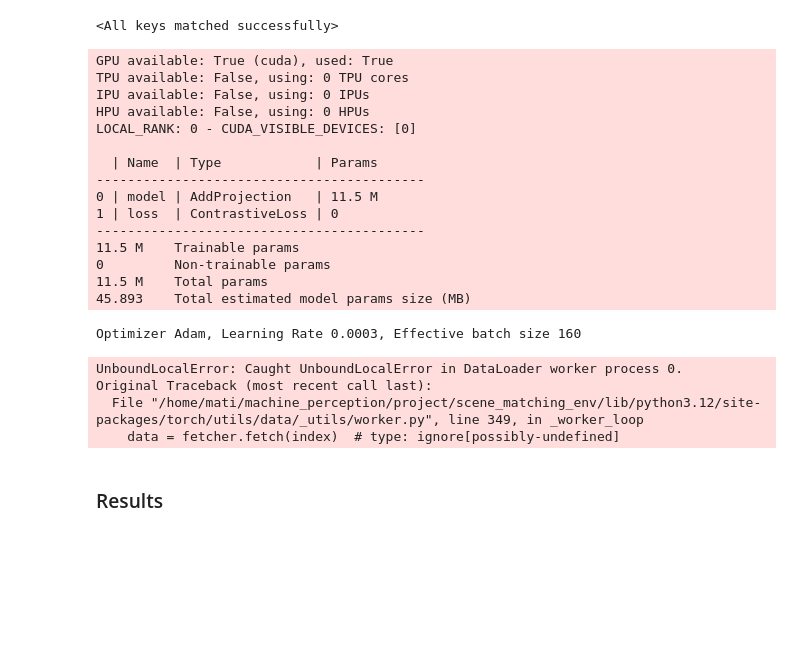
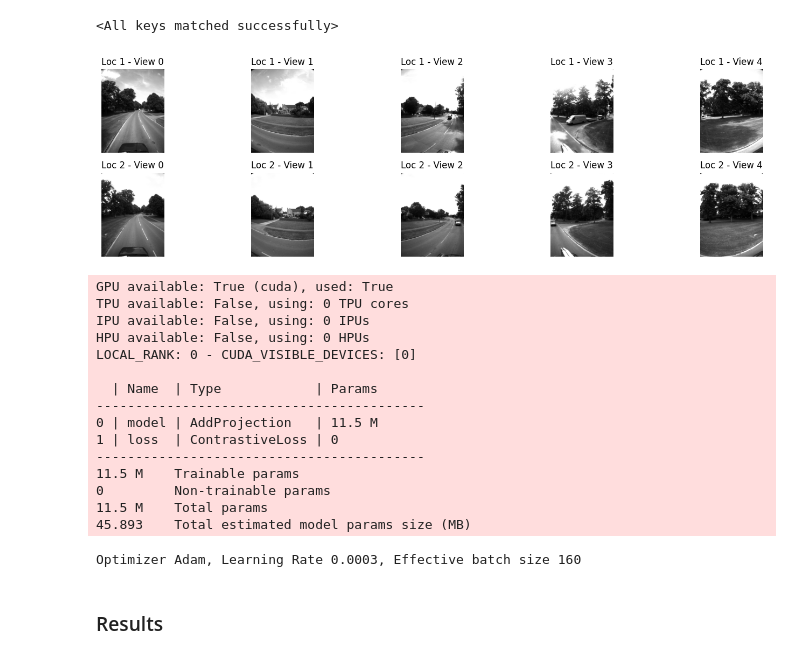
Before and after one commit to MatTheTab/scene-matching, a Jupyter notebook: SimCLR_5_views.ipynb, the cells around one changed output. Saved outputs shown, nothing was run; the diff lists cells and outputs as text; code cells hidden in the pictures; blank space fills up the shorter version.

Commit message:
Fix fine-tuning

```diff
--- a/SimCLR_5_views.ipynb
+++ b/SimCLR_5_views.ipynb
@@ -92,7 +93,13 @@ model = SimCLR_pl(EMBEDDING_SIZE_LARGE, MLP_DIM)
 model.load_state_dict(torch.load(model_path))
 # %% [output]
 <All keys matched successfully>
+# %%
+dataset = FineTuniningMultiViewImageDataset(train_df, base_path='Eynsham/Images', transform=None, num_views=5)
+plot_views_from_finetunedataset(dataset, index=0)
+# %% [output]
+[figure, added]
 # %%
+model.set_fine_tuning(True)
 available_gpus = len([torch.cuda.device(i) for i in range(torch.cuda.device_count())])
 transform = TestAugment(img_size=224)
 train_loader = get_data_loader(train_df, BATCH_SIZE, base_path='Eynsham/Images', transform=transform, shuffle=True, fine_tune=True)
@@ -131,10 +138,6 @@ LOCAL_RANK: 0 - CUDA_VISIBLE_DEVICES: [0]
 11.5 M    Total params
 45.893    Total estimated model params size (MB)
 Optimizer Adam, Learning Rate 0.0003, Effective batch size 160
-UnboundLocalError: Caught UnboundLocalError in DataLoader worker process 0.
-Original Traceback (most recent call last):
-  File "/home/mati/machine_perception/project/scene_matching_env/lib/python3.12/site-packages/torch/utils/data/_utils/worker.py", line 349, in _worker_loop
-    data = fetcher.fetch(index)  # type: ignore[possibly-undefined]
 # %% [markdown]
 ### Results
 # %%
```
Also changed, not shown: parts of 4 cells of this notebook, 2 other files.
